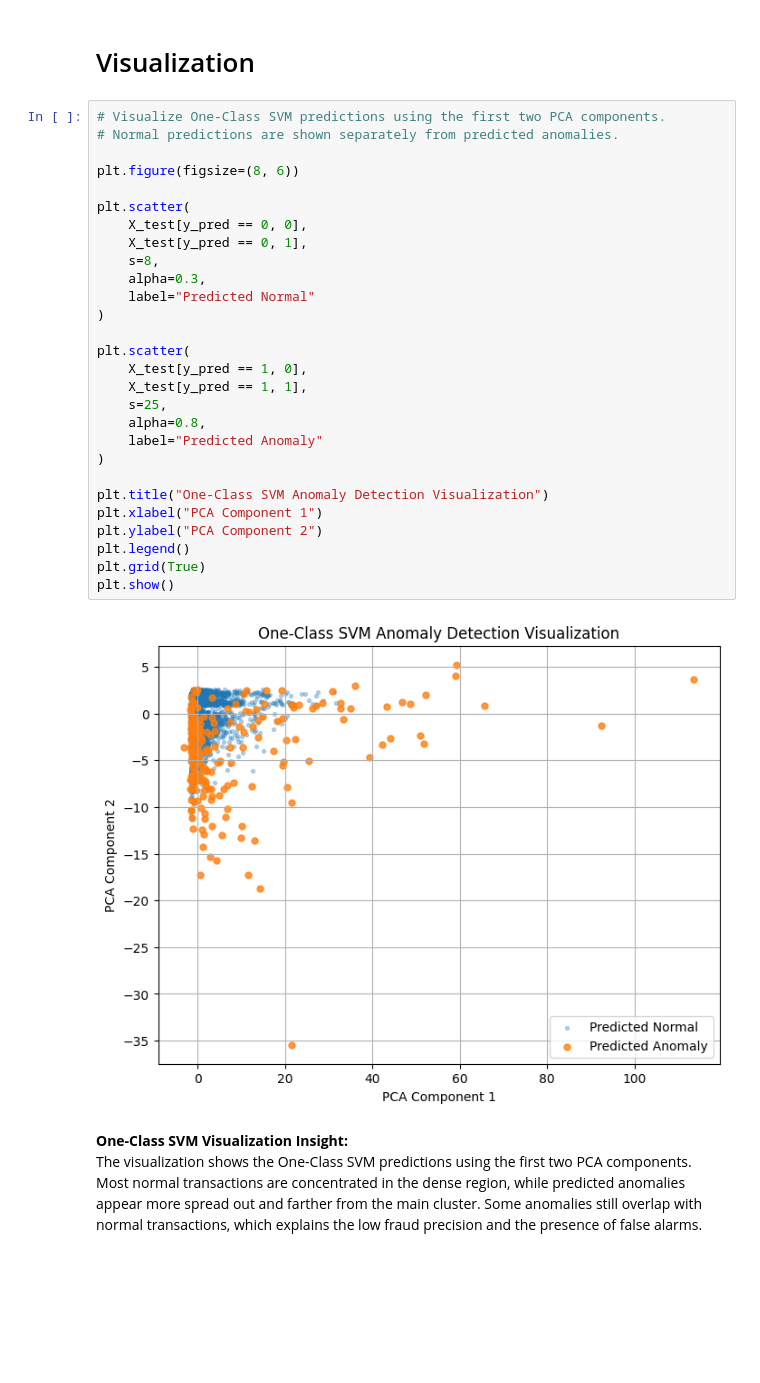
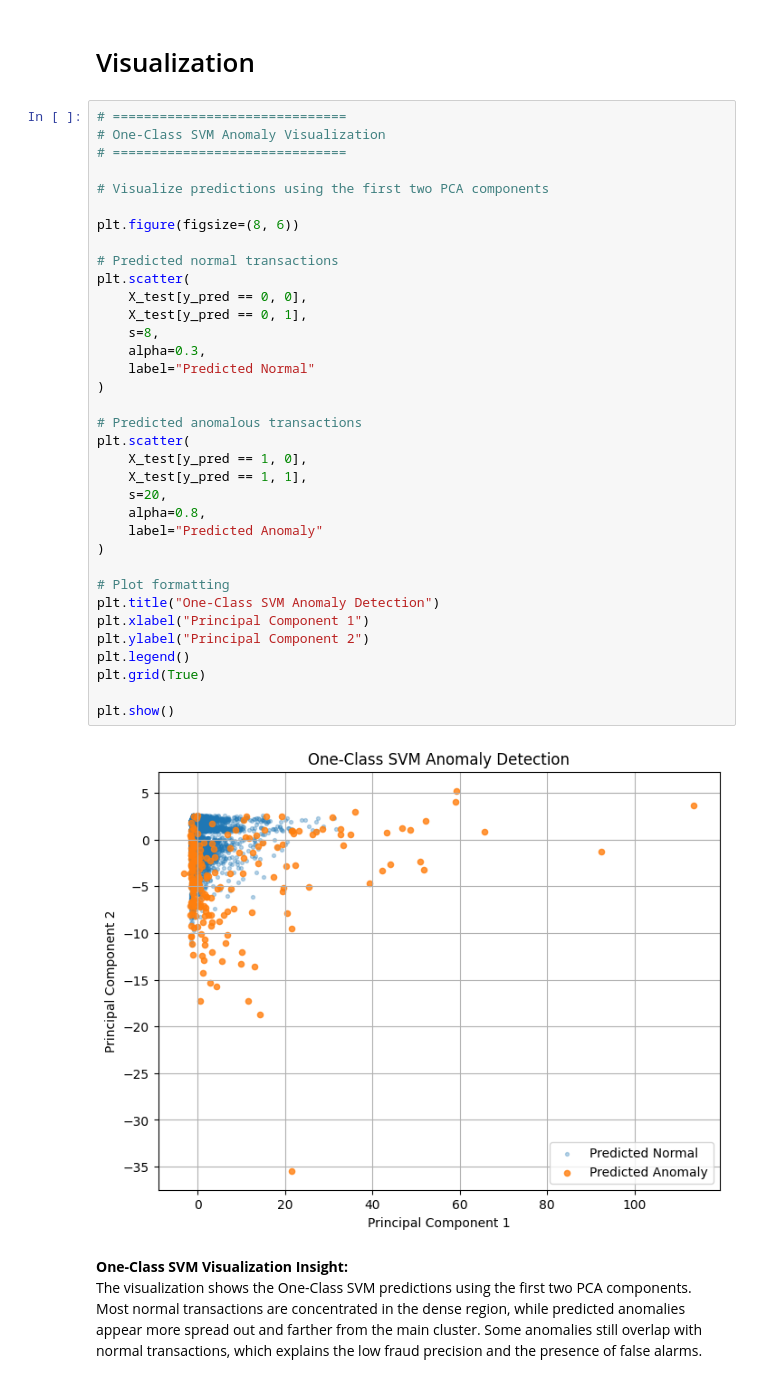
Before and after one commit to DOHA-BASEM3/FINAL-PROJECT, a Jupyter notebook: ML_Anomaly_Detection_Project.ipynb, the cells around one changed output. Saved outputs shown, nothing was run; the diff lists cells and outputs as text; blank space fills up the shorter version.

```diff
--- a/ML_Anomaly_Detection_Project.ipynb
+++ b/ML_Anomaly_Detection_Project.ipynb
@@ -1313,35 +1451,42 @@ As a team, we evaluated the One-Class SVM model using the ROC-AUC curve. The mod
 # %% [markdown]
 # Visualization
 # %%
-# Visualize One-Class SVM predictions using the first two PCA components.
-# Normal predictions are shown separately from predicted anomalies.
+# ==============================
+# One-Class SVM Anomaly Visualization
+# ==============================
+
+# Visualize predictions using the first two PCA components
 
 plt.figure(figsize=(8, 6))
 
+# Predicted normal transactions
 plt.scatter(
     X_test[y_pred == 0, 0],
     X_test[y_pred == 0, 1],
     s=8,
     alpha=0.3,
     label="Predicted Normal"
 )
 
+# Predicted anomalous transactions
 plt.scatter(
     X_test[y_pred == 1, 0],
     X_test[y_pred == 1, 1],
-    s=25,
+    s=20,
     alpha=0.8,
     label="Predicted Anomaly"
 )
 
-plt.title("One-Class SVM Anomaly Detection Visualization")
-plt.xlabel("PCA Component 1")
-plt.ylabel("PCA Component 2")
+# Plot formatting
+plt.title("One-Class SVM Anomaly Detection")
+plt.xlabel("Principal Component 1")
+plt.ylabel("Principal Component 2")
 plt.legend()
 plt.grid(True)
+
 plt.show()
 # %% [output]
-[figure, old version]
+[figure, new version]
 # %% [markdown]
 **One-Class SVM Visualization Insight:**
 The visualization shows the One-Class SVM predictions using the first two PCA components. Most normal transactions are concentrated in the dense region, while predicted anomalies appear more spread out and farther from the main cluster. Some anomalies still overlap with normal transactions, which explains the low fraud precision and the presence of false alarms.
```
Also changed, not shown: parts of 13 cells of this notebook.
